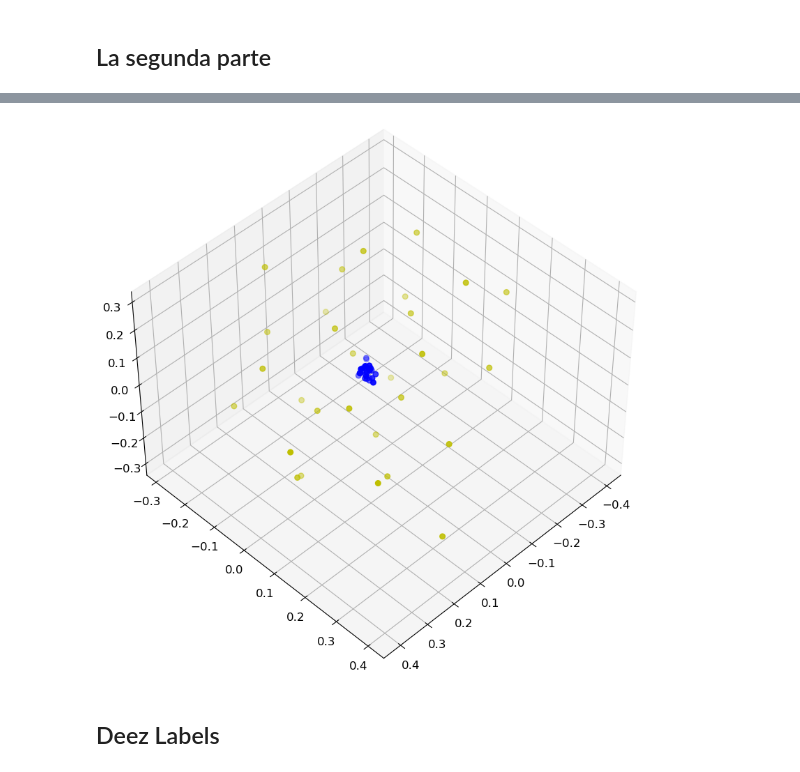
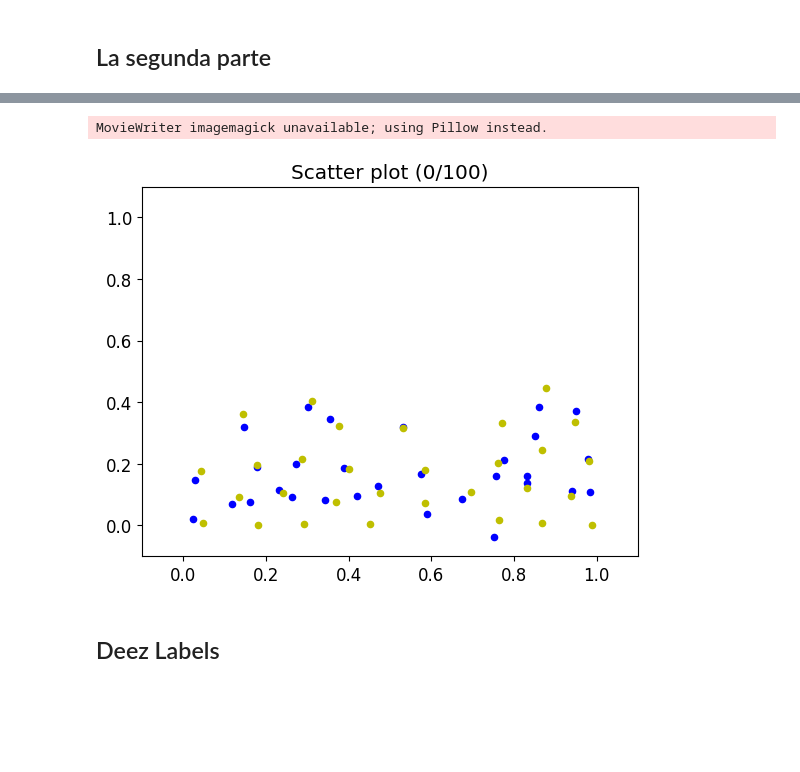
Before and after one commit to group9ine/variational-autoencoders, a Jupyter notebook: JuFBuCMNN.ipynb, the cells around one changed output, grey strips where cells are left out. Saved outputs shown, nothing was run; the diff lists cells and outputs as text; code cells hidden in the pictures; blank space fills up the shorter version.

```diff
--- a/JuFBuCMNN.ipynb
+++ b/JuFBuCMNN.ipynb
@@ -580,10 +508,27 @@ print(r_test[1])
-# %%
-fig = plt.figure(figsize=(10, 10))
-ax = fig.add_subplot(projection='3d')
-ax.scatter(r_test[1,:,0], r_test[1,:,1], r_test[1,:,2], s=30, c="b", depthshade=True)
-ax.scatter(testset_conf[1,:,0], testset_conf[1,:,1], testset_conf[1,:,2], s=30, c="y", depthshade=True)
-ax.view_init(45,45)
-# %% [output]
-[figure, removed]
+# %%
+from matplotlib.animation import FuncAnimation
+
+# Create the figure and axis objects
+fig, ax = plt.subplots()
+
+nframes = 100
+
+# Define the animation function
+def update(ind):
+    ax.clear()
+    plt.scatter(rec_test[ind,:,0]*l, rec_test[ind,:,1]*l, s=20, c="b")
+    plt.scatter(testset_conf[ind,:,0]*l, testset_conf[ind,:,1]*l, s=20, c="y")
+    ax.set_title(f"Scatter plot ({ind}/{nframes})")
+    ax.set_xlim(-0.1,1.1)
+    ax.set_ylim(-0.1,1.1)
+
+# Create the animation
+animation = FuncAnimation(fig, update, frames=nframes, interval=400)
+
+# Save the animation as a GIF
+animation.save("conv2dist.gif", writer="imagemagick")
+# %% [output]
+MovieWriter imagemagick unavailable; using Pillow instead.
+[figure, added]
 # %% [markdown]
 ## Deez Labels
```
Also changed, not shown: parts of 35 cells of this notebook, 2 other files.
